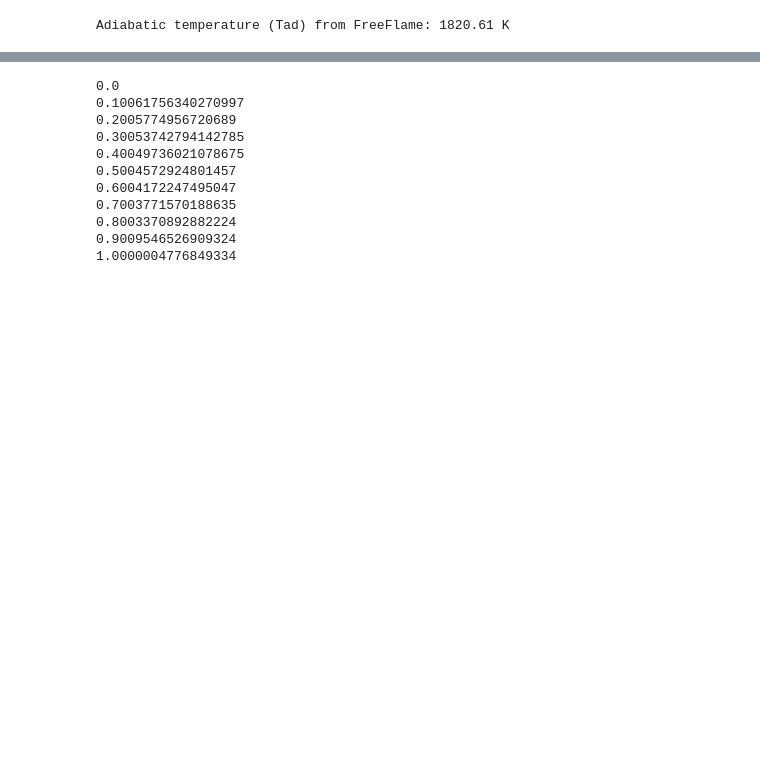
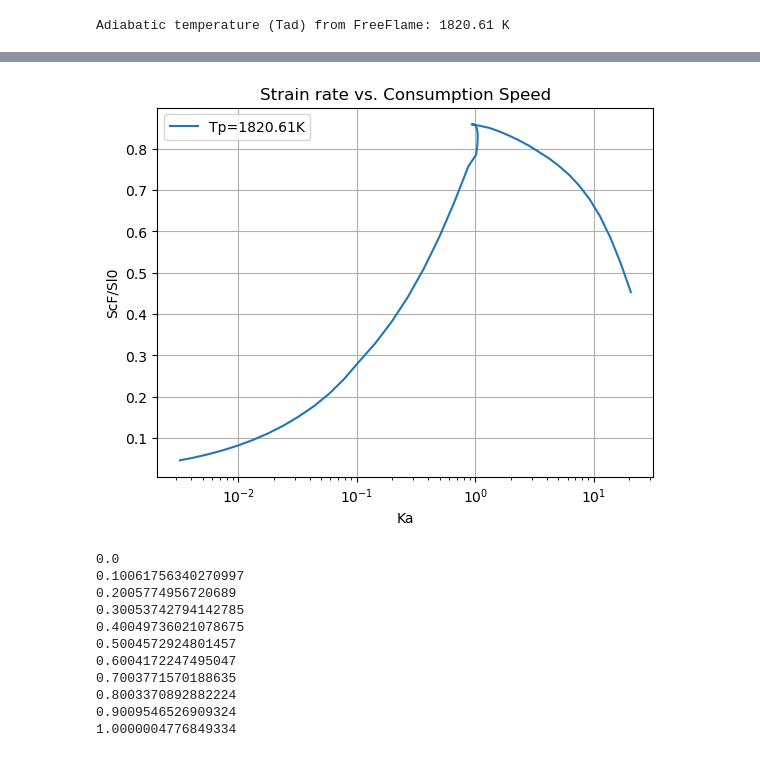
Before and after one commit to solheeing/CanteraTabulation, a Jupyter notebook: codes/test-myproject.ipynb, the cells around one changed output, grey strips where cells are left out. Cells and saved outputs as stored; diff of their text form; code cells hidden in the pictures; blank space fills up the shorter version.

Commit message:
use logspace

```diff
--- a/codes/test-myproject.ipynb
+++ b/codes/test-myproject.ipynb
@@ -67,7 +65,7 @@ def calculate_consumption_speed(flame_cf, gas, fuel_species):
     S_cF = integral_numerator / (rho_u * mass_fraction_diff)
     return S_cF
 # %%
-mdot_values = [0.025, 0.05, 0.075, 0.1, 0.3, 5, 20, 40, 60]
+mdot_values = np.logspace(-2, 2, 50)  # From 0.01 to 100 with 50 points
 Ka_values = []
 ScF_values = []
 
@@ -82,28 +80,26 @@ for mdot in mdot_values:
     flame_cf.transport_model = 'multicomponent'
     flame_cf.energy_enabled = True
     flame.soret_enabled = True
-    #flame_cf.set_refine_criteria(ratio=3, slope=0.1, curve=0.2, prune=0.02)
     flame_cf.set_refine_criteria(ratio=2, slope=0.05, curve=0.1, prune=0.01)
     flame_cf.reactants.mdot = mdot
     flame_cf.products.mdot = mdot
     flame_cf.products.T = Tad  ## no heat loss
-    flame_cf.products.X = Xflame     ## (viken)
+    flame_cf.products.X = Xflame
     flame_cf.set_initial_guess(equilibrate=False)
 
     flame_cf.solve(loglevel, auto=True)
 
     # Update temperature for current mdot
-    #Tp =  #revise
+    Tp = Tad #revise
 
     # Calculate the maximum gradient |du/dx|
     grad_u = np.gradient(flame_cf.velocity, flame_cf.grid)
     max_grad_idx = np.argmax(np.abs(grad_u))  # find max |du/dx| index
-    max_grad_value = np.abs(grad_u[max_grad_idx])  # Ensure positive value for Ka calculation
+    max_grad_value = np.abs(grad_u[max_grad_idx])
 
     # Calculate strain rate (Ka)
     Ka = (thermal_diffusivity/flame_speed) / flame_speed * max_grad_value
     Ka_values.append(Ka)
-    #print(f"Strain rate (Ka): {Ka:.5e}")
 
     ScF = calculate_consumption_speed(flame_cf, gas, ['CH4', 'H2'])
     ScF_values.append(ScF)
@@ -121,3 +125,19 @@ for mdot in mdot_values:
+# %%
+y_values = []
+for i in ScF_values:
+    temp = i / flame_speed
+    y_values.append(temp)
+# %%
+plt.plot(Ka_values, y_values, label='Tp=1820.61K') #compare
+plt.legend(loc='upper left')
+plt.xscale('log')
+plt.xlabel('Ka')
+plt.ylabel('ScF/Sl0')
+plt.title('Strain rate vs. Consumption Speed')
+plt.grid(True)
+plt.show()
+# %% [output]
+[figure, added]
 # %%
 Tp = [300, 453, 605, 757, 909, 1061, 1213, 1365, 1517, 1670, 1820.61]
 for temp in Tp:
```
Also changed, not shown: parts of 4 cells of this notebook.
